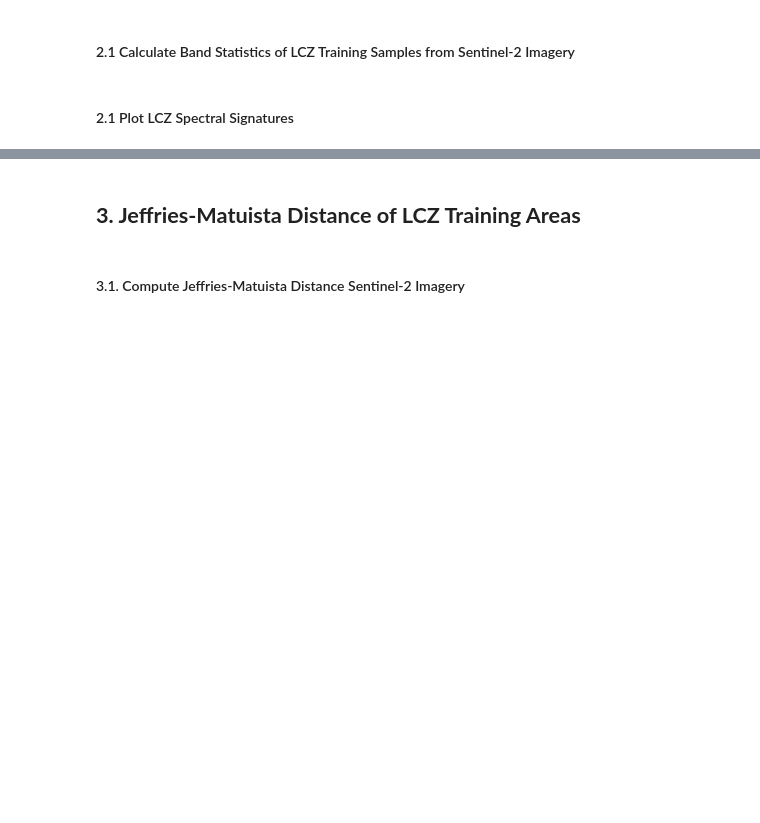
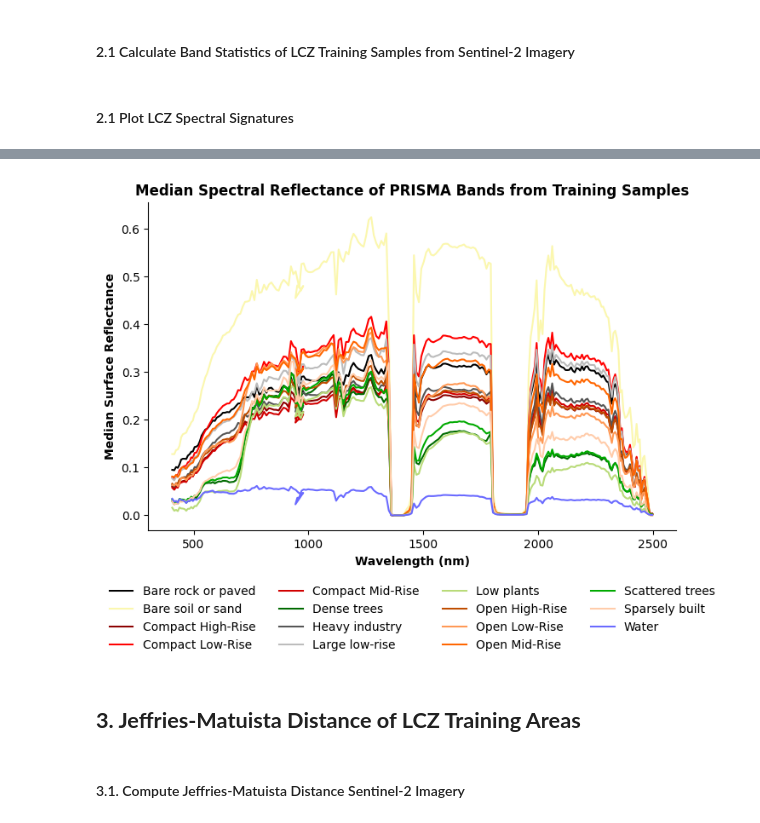
Before and after one commit to medo-younes/lcz-classification, a Jupyter notebook: notebooks/03_EDA.ipynb, the cells around one changed output, grey strips where cells are left out. Drawn from its saved outputs; the diff is of its cells as text; code cells hidden in the pictures; blank space fills up the shorter version.

```diff
--- a/notebooks/03_EDA.ipynb
+++ b/notebooks/03_EDA.ipynb
@@ -129,3 +205,16 @@ plot_spectral_signature(
+# %%
+plot_spectral_signature(
+    band_stats=stats_df[stats_df.wavelength_nm >0.0],
+    x_col='wavelength_nm',
+    class_col='name',
+    color_dict=color_dict,
+    title = "Median Spectral Reflectance of PRISMA Bands from Training Samples",
+    xlabel= "Wavelength (nm)",
+    stat='median',
+    out_file=f"{FIGURES_DIR}/prisma_spectral_signature.png"
+)
+# %% [output]
+[figure, added]
 # %% [markdown]
 ## **3. Jeffries-Matuista Distance of LCZ Training Areas**
 # %% [markdown]
```
Also changed, not shown: parts of 13 cells of this notebook, 16 other files.
